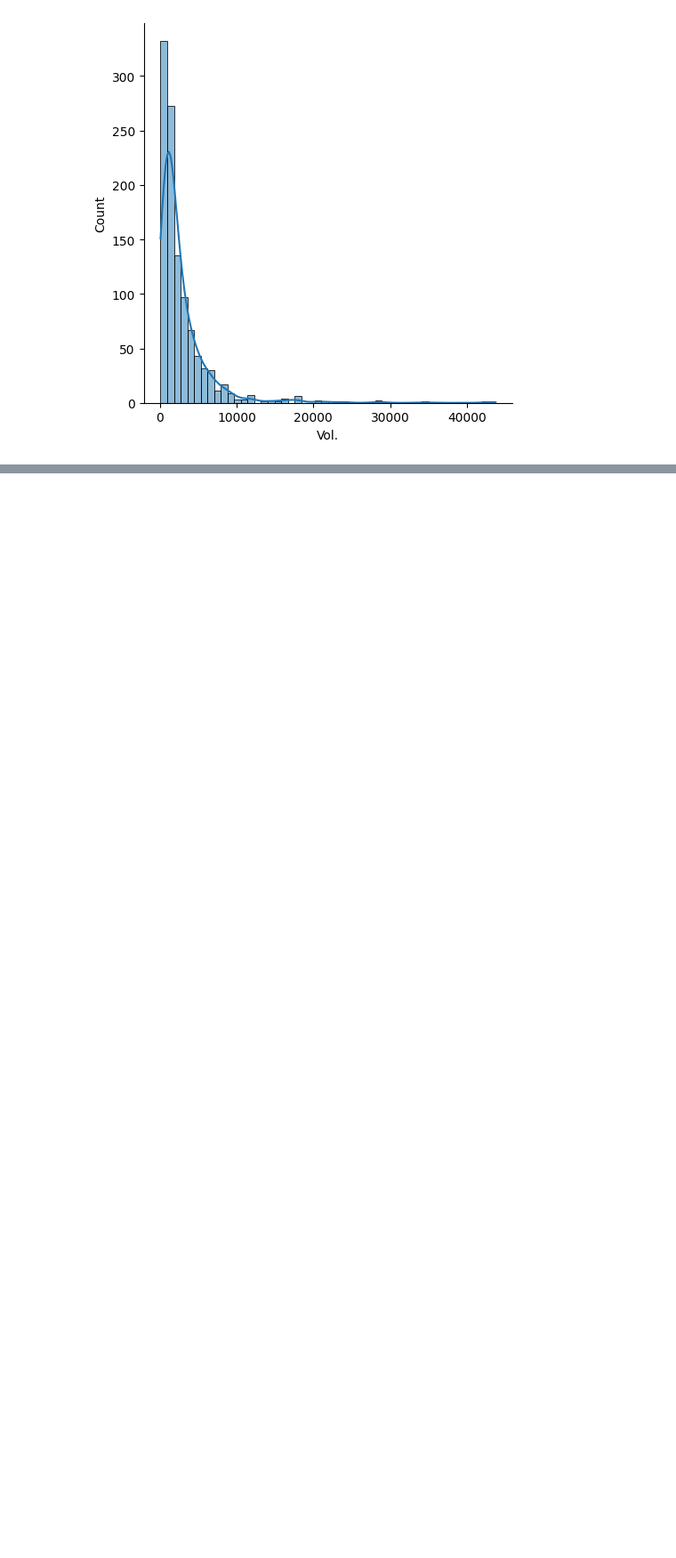
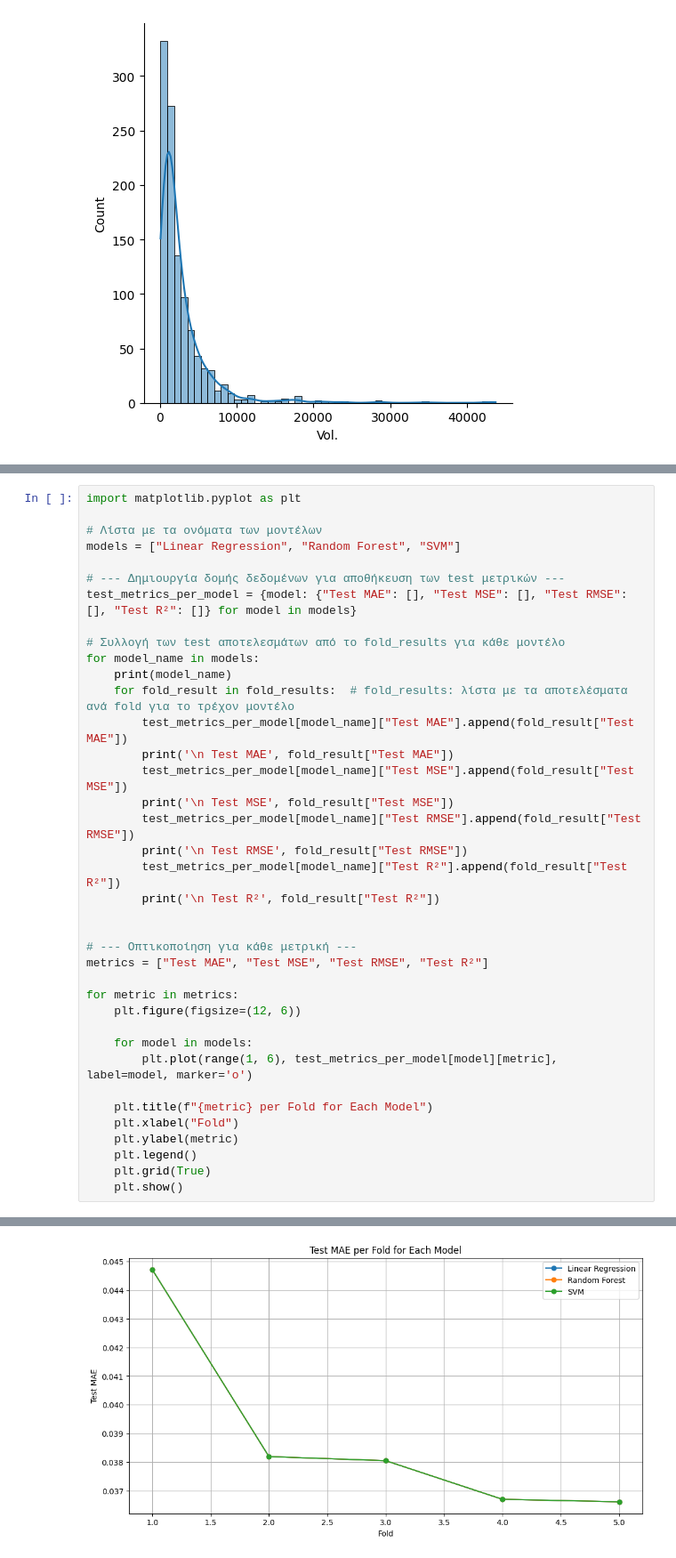
Before and after one commit to chrisaMel/Machine-Learning, a Jupyter notebook: BitCoinApallaktiki.ipynb, the cells around one changed output, grey strips where cells are left out. Shown at 89% size. Cells and saved outputs as stored; diff of their text form; blank space fills up the shorter version.

```diff
--- a/BitCoinApallaktiki.ipynb
+++ b/BitCoinApallaktiki.ipynb
@@ -469,0 +590,39 @@ Fold 4:
+# %%
+import matplotlib.pyplot as plt
+
+# Λίστα με τα ονόματα των μοντέλων
+models = ["Linear Regression", "Random Forest", "SVM"]
+
+# --- Δημιουργία δομής δεδομένων για αποθήκευση των test μετρικών ---
+test_metrics_per_model = {model: {"Test MAE": [], "Test MSE": [], "Test RMSE": [], "Test R²": []} for model in models}
+
+# Συλλογή των test αποτελεσμάτων από το fold_results για κάθε μοντέλο
+for model_name in models:
+    print(model_name)
+    for fold_result in fold_results:  # fold_results: λίστα με τα αποτελέσματα ανά fold για το τρέχον μοντέλο
+        test_metrics_per_model[model_name]["Test MAE"].append(fold_result["Test MAE"])
+        print('\n Test MAE', fold_result["Test MAE"])
+        test_metrics_per_model[model_name]["Test MSE"].append(fold_result["Test MSE"])
+        print('\n Test MSE', fold_result["Test MSE"])
+        test_metrics_per_model[model_name]["Test RMSE"].append(fold_result["Test RMSE"])
+        print('\n Test RMSE', fold_result["Test RMSE"])
+        test_metrics_per_model[model_name]["Test R²"].append(fold_result["Test R²"])
+        print('\n Test R²', fold_result["Test R²"])
+
+
+# --- Οπτικοποίηση για κάθε μετρική ---
+metrics = ["Test MAE", "Test MSE", "Test RMSE", "Test R²"]
+
+for metric in metrics:
+    plt.figure(figsize=(12, 6))
+
+    for model in models:
+        plt.plot(range(1, 6), test_metrics_per_model[model][metric], label=model, marker='o')
+
+    plt.title(f"{metric} per Fold for Each Model")
+    plt.xlabel("Fold")
+    plt.ylabel(metric)
+    plt.legend()
+    plt.grid(True)
+    plt.show()
+# %% [output]
@@ -469,0 +646 @@ Fold 4:
+[figure, added]
```
Also changed, not shown: parts of 14 cells of this notebook.
